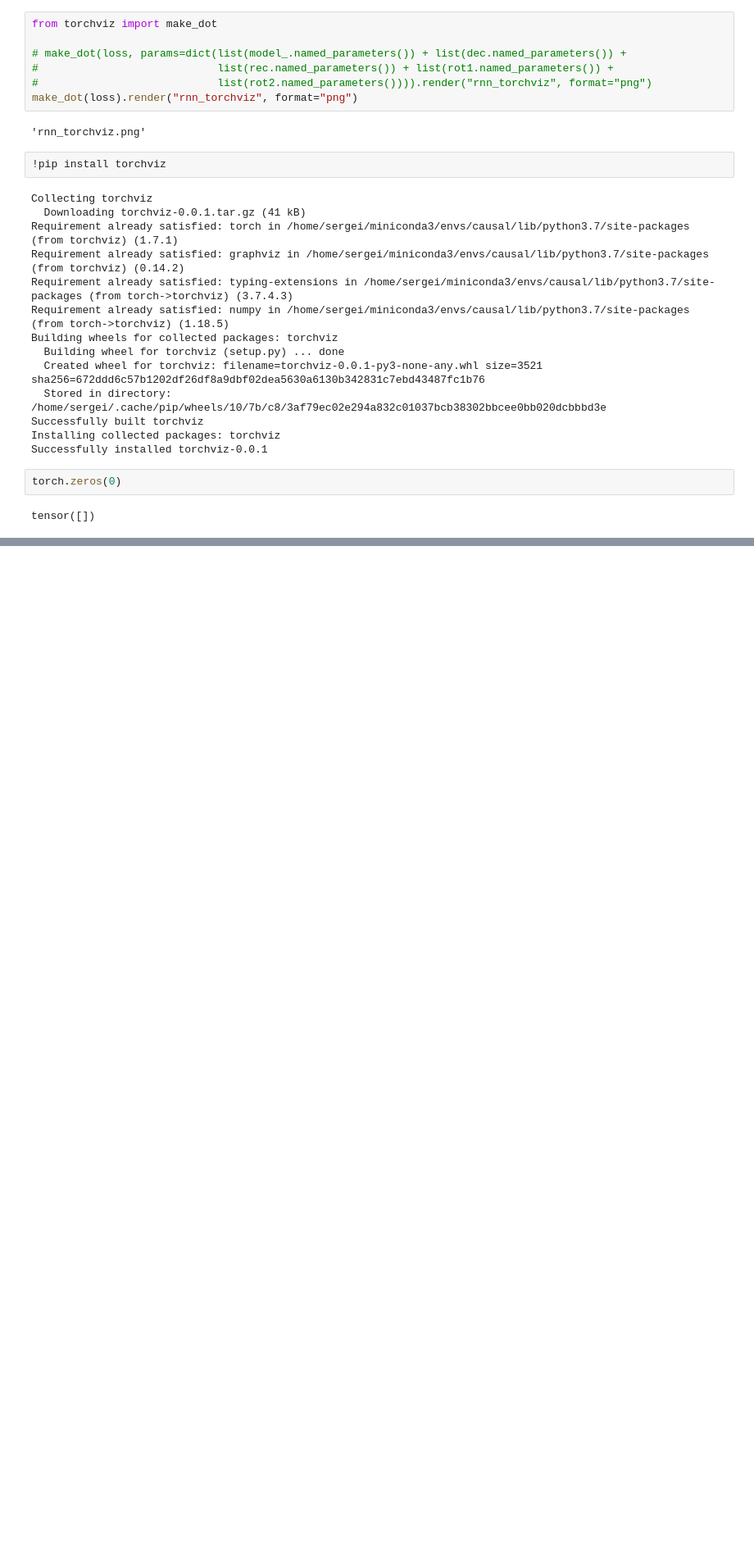
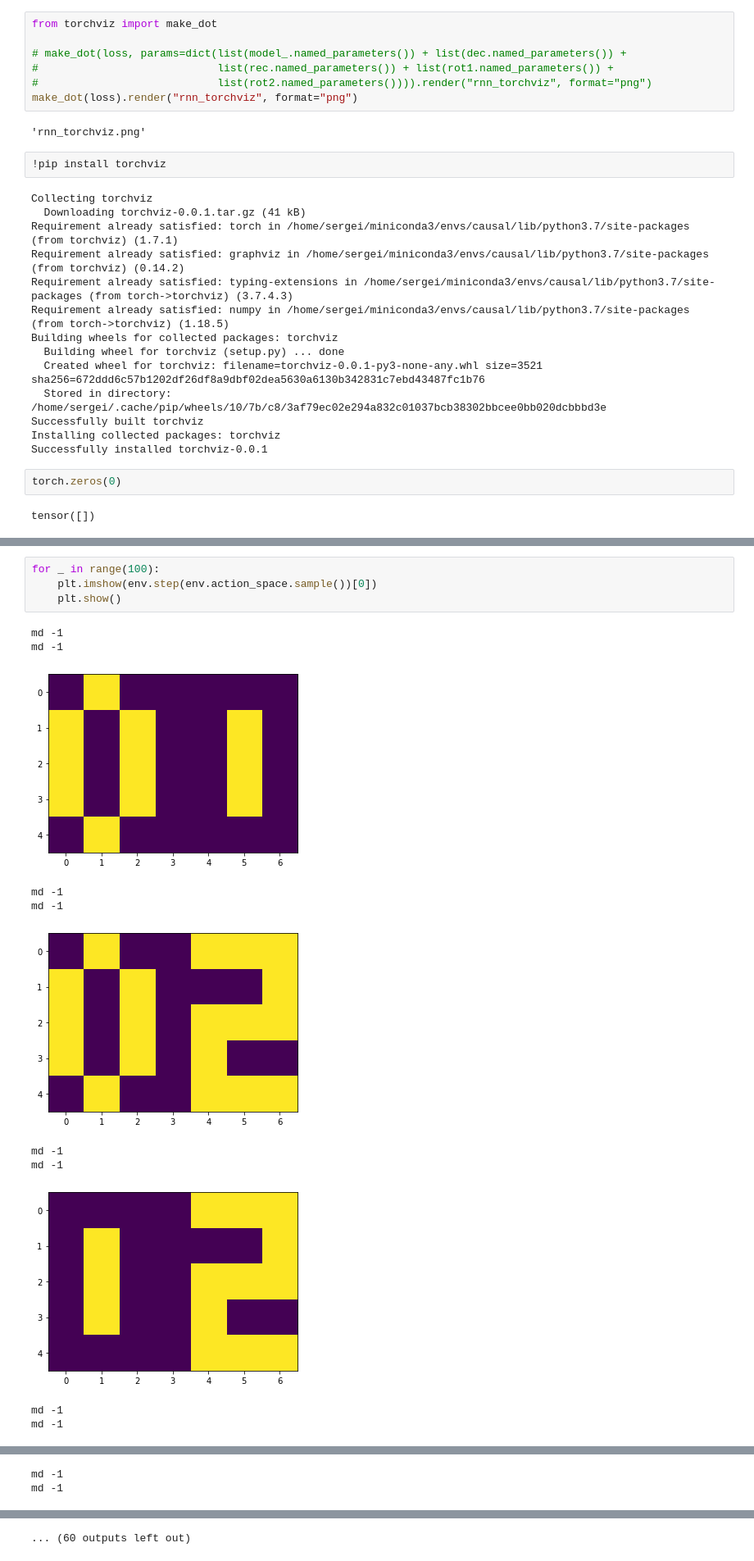
Before and after one commit to sergeivolodin/causality-disentanglement-rl, a Jupyter notebook: debug/sparsity-playground.ipynb, the cells around one changed output, grey strips where cells are left out. Shown at 82% size. Saved outputs shown, nothing was run; the diff lists cells and outputs as text; blank space fills up the shorter version.

```diff
--- a/debug/sparsity-playground.ipynb
+++ b/debug/sparsity-playground.ipynb
@@ -680,0 +723,16 @@ tensor([])
+# %%
+for _ in range(100):
+    plt.imshow(env.step(env.action_space.sample())[0])
+    plt.show()
+# %% [output]
+md -1
+md -1
+[figure, added]
+md -1
+md -1
+[figure, added]
+md -1
+md -1
+[figure, added]
+md -1
+md -1
@@ -680,0 +740,2 @@ tensor([])
+md -1
+md -1
@@ -680,0 +746 @@ tensor([])
+... (60 outputs left out)
```
Also changed, not shown: parts of 12 cells of this notebook, 7 other files.
